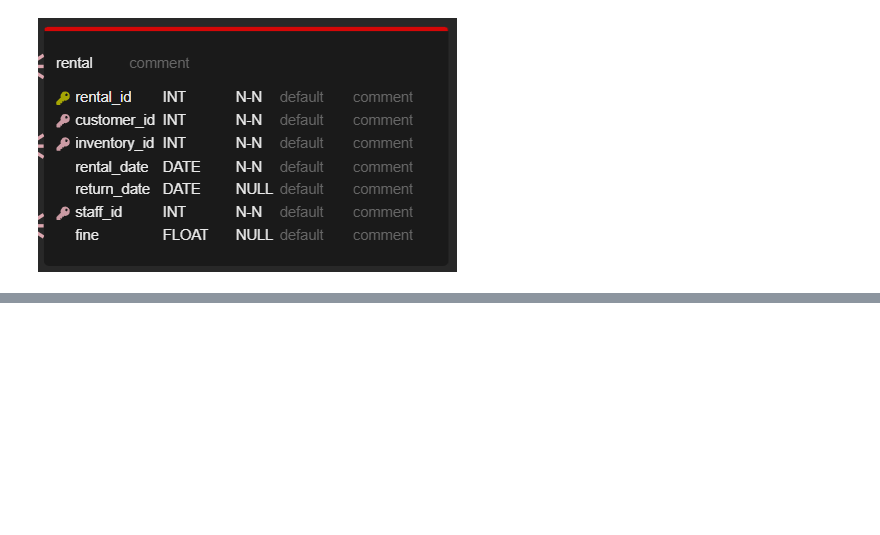
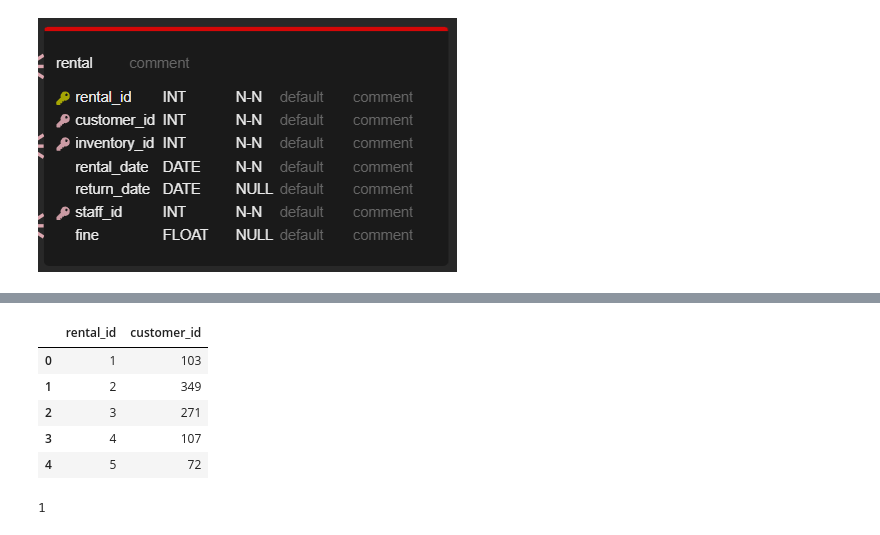
Before and after one commit to Staszek15/store-database, a Jupyter notebook: rental.ipynb, the cells around one changed output, grey strips where cells are left out. Drawn from its saved outputs; the diff is of its cells as text; code cells hidden in the pictures; blank space fills up the shorter version.

```diff
--- a/rental.ipynb
+++ b/rental.ipynb
@@ -8,0 +42,10 @@ inventory_rent = pd.read_csv('inventory_rent.csv')
+# %%
+rental = pd.DataFrame(data)
+rental.head()
+# %% [output]
+|  | rental_id | customer_id |
+| 0 | 1 | 103 |
+| 1 | 2 | 349 |
+| 2 | 3 | 271 |
+| 3 | 4 | 107 |
+| 4 | 5 | 72 |
@@ -8,0 +80,4 @@ inventory_rent = pd.read_csv('inventory_rent.csv')
+# %%
+rent_days()
+# %% [output]
+1
```
Also changed, not shown: parts of 18 cells of this notebook.
